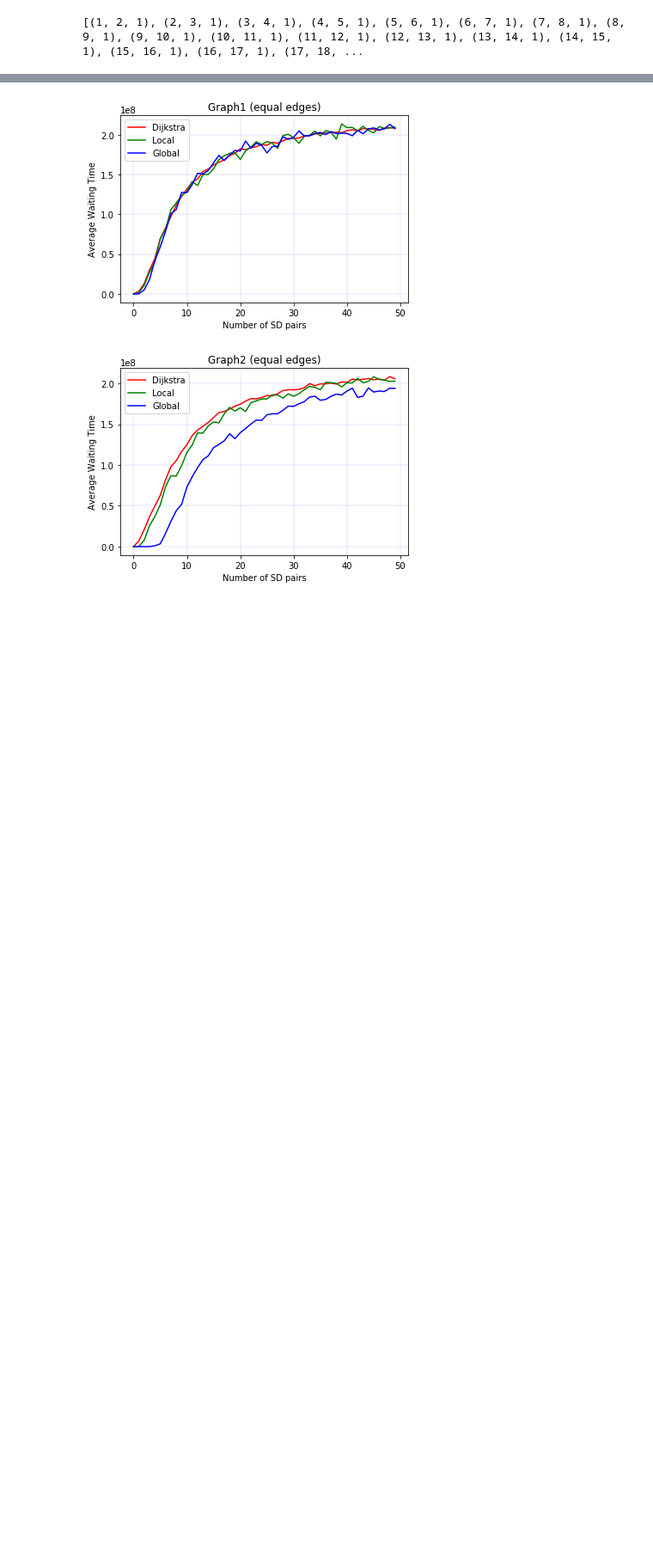
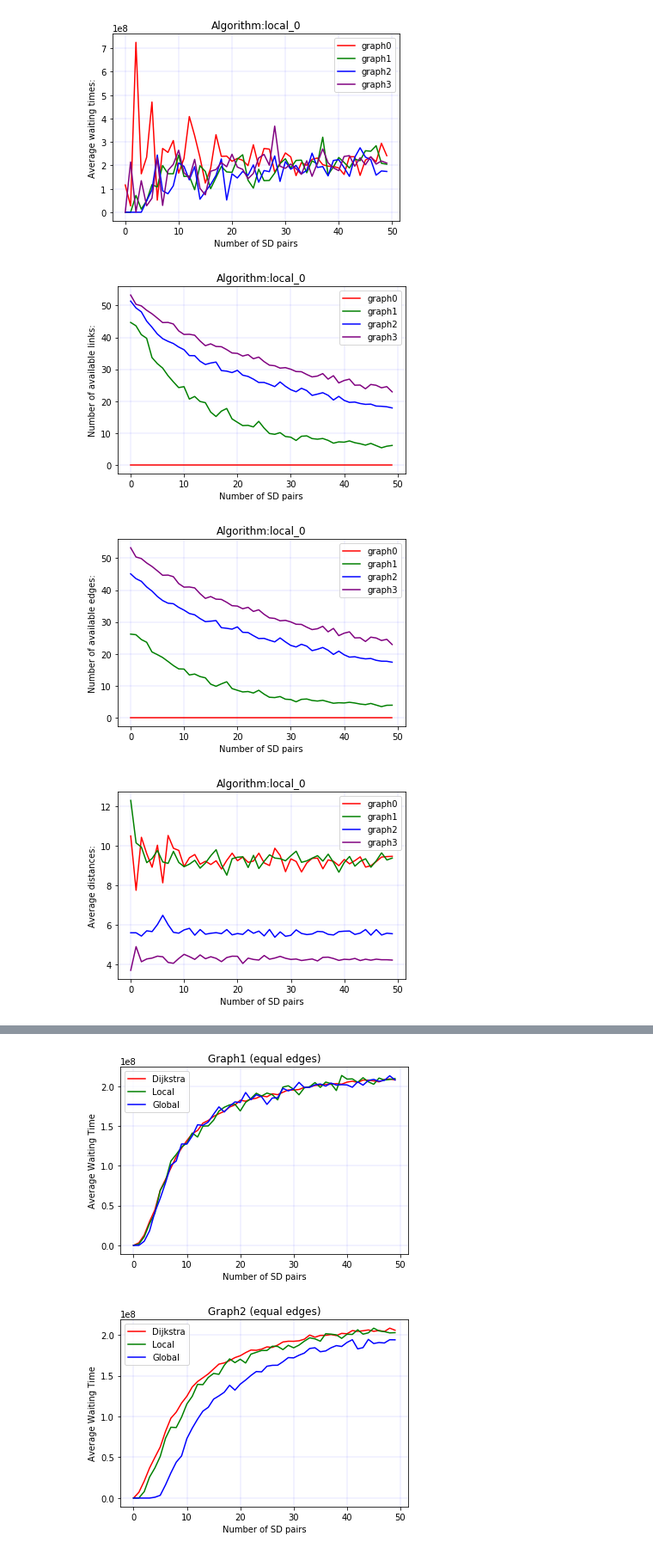
Before and after one commit to antalszava/quantum_network_routing, a Jupyter notebook: notebooks/local_knowledge_algorithm.ipynb, the cells around one changed output, grey strips where cells are left out. Shown at 86% size. Saved outputs shown, nothing was run; the diff lists cells and outputs as text; code cells hidden in the pictures; blank space fills up the shorter version.

```diff
--- a/notebooks/local_knowledge_algorithm.ipynb
+++ b/notebooks/local_knowledge_algorithm.ipynb
@@ -658,4 +9,0 @@ def generate_graphs(number_of_nodes: int = 32, original_capacity:int = 1):
-# %%
-print(generate_graphs()[3])
-# %% [output]
-[(1, 2, 1), (2, 3, 1), (3, 4, 1), (4, 5, 1), (5, 6, 1), (6, 7, 1), (7, 8, 1), (8, 9, 1), (9, 10, 1), (10, 11, 1), (11, 12, 1), (12, 13, 1), (13, 14, 1), (14, 15, 1), (15, 16, 1), (16, 17, 1), (17, 18, ...
@@ -727,0 +10,18 @@ def plot_results(results:list, title: str):
+# %%
+'''
+Import the helper functions: map_tuple, mean
+'''
+%run ./lib/helper.py
+%run ./lib/graph.py
+%run ./lib/generate_graph.py
+%run ./lib/plot.py
+%run ./lib/routing_simulation.py
+%run ./lib/routing_algorithms.py
+%run ./lib/logger.py
+results = run_algorithm_for_graphs(generate_graphs(), number_of_sd_pairs = 50, number_of_samples = 10, statistical_measure = mean)
+plot_results(results,'local_' + str(radius))
+# %% [output]
+[figure, added]
+[figure, added]
+[figure, added]
+[figure, added]
```
Also changed, not shown: parts of 9 cells of this notebook, 10 other files.
